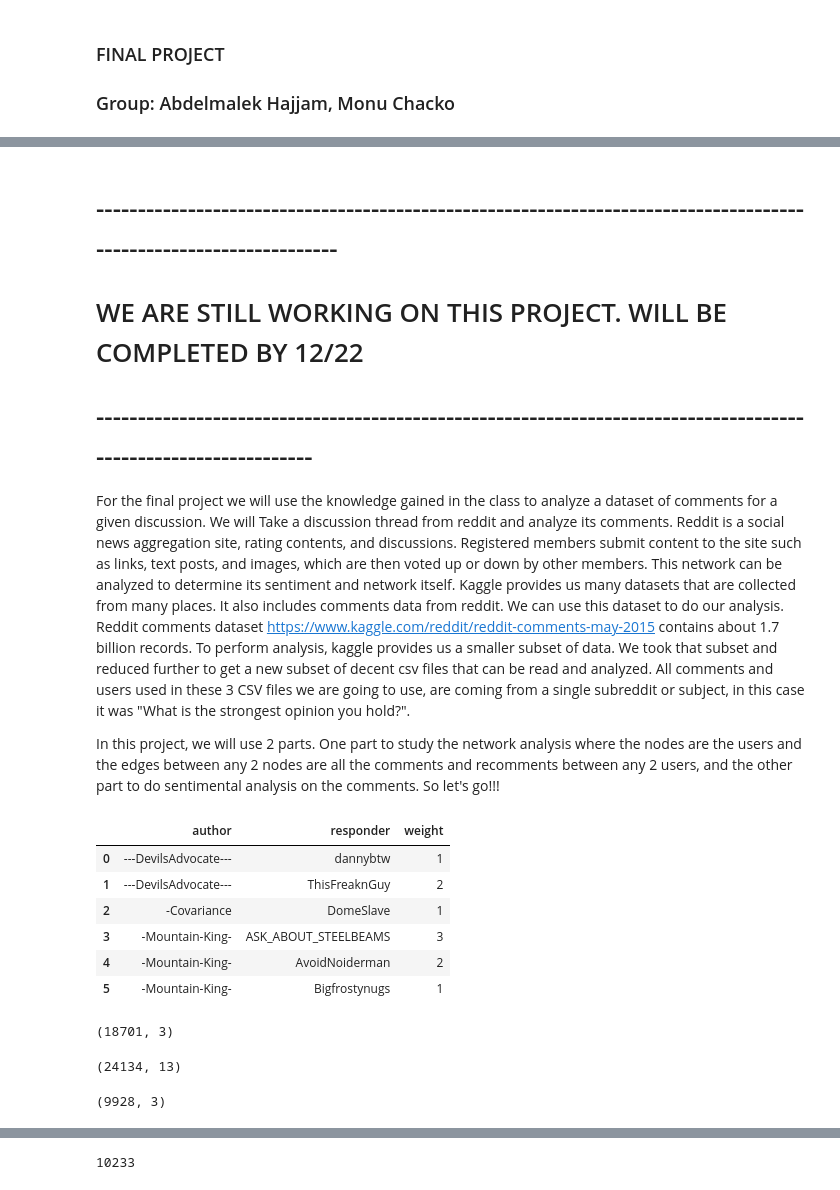
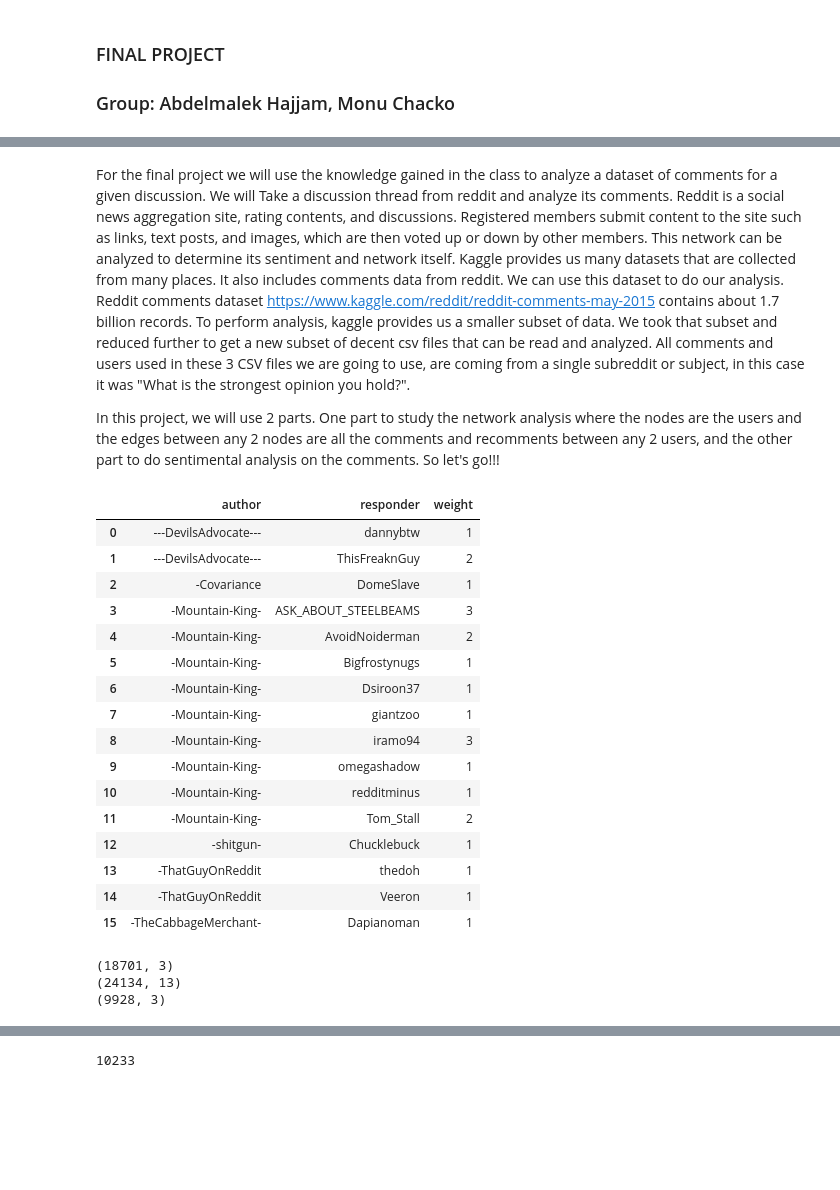
Before and after one commit to theoracley/Data620, a Jupyter notebook: FinalProject/FinalProject.ipynb, the cells around one changed output, grey strips where cells are left out. Drawn from its saved outputs; the diff is of its cells as text; code cells hidden in the pictures; blank space fills up the shorter version.

```diff
--- a/FinalProject/FinalProject.ipynb
+++ b/FinalProject/FinalProject.ipynb
@@ -4,14 +11,5 @@
 # %% [markdown]
-# ------------------------------------------------------------------------------------------------------------------
-
-
-# WE ARE STILL WORKING ON THIS PROJECT. WILL BE COMPLETED BY 12/22
-
-# ---------------------------------------------------------------------------------------------------------------
-
-For the final project we will use the knowledge gained in the class to analyze a dataset of comments for a given discussion. We will Take a discussion thread from reddit and analyze its comments. Reddit is a social news aggregation site, rating contents, and discussions. Registered members submit content to the site such as links, text posts, and images, which are then voted up or down by other members. This network can be analyzed to determine its sentiment and network itself.
-Kaggle provides us many datasets that are collected from many places. It also includes comments data from reddit. We can use this dataset to do our analysis.
-Reddit comments dataset https://www.kaggle.com/reddit/reddit-comments-may-2015 contains about 1.7 billion records. To perform analysis, kaggle provides us a smaller subset of data. We took that subset and reduced further to get a new subset of decent csv files that can be read and analyzed. All comments and users used in these 3 CSV files we are going to use, are coming from a single subreddit or subject, in this case it was "What is the strongest opinion you hold?".
+For the final project we will use the knowledge gained in the class to analyze a dataset of comments for a given discussion. We will Take a discussion thread from reddit and analyze its comments. Reddit is a social news aggregation site, rating contents, and discussions. Registered members submit content to the site such as links, text posts, and images, which are then voted up or down by other members. This network can be analyzed to determine its sentiment and network itself. Kaggle provides us many datasets that are collected from many places. It also includes comments data from reddit. We can use this dataset to do our analysis. Reddit comments dataset https://www.kaggle.com/reddit/reddit-comments-may-2015 contains about 1.7 billion records. To perform analysis, kaggle provides us a smaller subset of data. We took that subset and reduced further to get a new subset of decent csv files that can be read and analyzed. All comments and users used in these 3 CSV files we are going to use, are coming from a single subreddit or subject, in this case it was "What is the strongest opinion you hold?".
 
 In this project, we will use 2 parts. One part to study the network analysis where the nodes are the users and the edges between any 2 nodes are all the comments and recomments between any 2 users, and the other part to do sentimental analysis on the comments. So let's go!!!
 # %%
@@ -32,26 +25,32 @@ reddit_comment = pd.read_csv('comments_data.csv',sep=';')
 users = pd.read_csv('users_data.csv',sep=';')
 # %%
-reddit.loc[0:5]
+reddit.loc[0:15]
 # %% [output]
 |  | author | responder | weight |
 | 0 | ---DevilsAdvocate--- | dannybtw | 1 |
 | 1 | ---DevilsAdvocate--- | ThisFreaknGuy | 2 |
 | 2 | -Covariance | DomeSlave | 1 |
 | 3 | -Mountain-King- | ASK_ABOUT_STEELBEAMS | 3 |
 | 4 | -Mountain-King- | AvoidNoiderman | 2 |
 | 5 | -Mountain-King- | Bigfrostynugs | 1 |
+| 6 | -Mountain-King- | Dsiroon37 | 1 |
+| 7 | -Mountain-King- | giantzoo | 1 |
+| 8 | -Mountain-King- | iramo94 | 3 |
+| 9 | -Mountain-King- | omegashadow | 1 |
+| 10 | -Mountain-King- | redditminus | 1 |
+| 11 | -Mountain-King- | Tom_Stall | 2 |
+| 12 | -shitgun- | Chucklebuck | 1 |
+| 13 | -ThatGuyOnReddit | thedoh | 1 |
+| 14 | -ThatGuyOnReddit | Veeron | 1 |
+| 15 | -TheCabbageMerchant- | Dapianoman | 1 |
-# %%
-reddit.shape
-# %% [output]
-(18701, 3)
-# %%
-reddit_comment.shape
-# %% [output]
-(24134, 13)
-# %%
-users.shape
-# %% [output]
-(9928, 3)
+# %%
+print(reddit.shape)
+print(reddit_comment.shape)
+print(users.shape)
+# %% [output]
+(18701, 3)
+(24134, 13)
+(9928, 3)
 # %%
 # Initialize graph
 G = nx.Graph()
```
Also changed, not shown: parts of 39 cells of this notebook.
